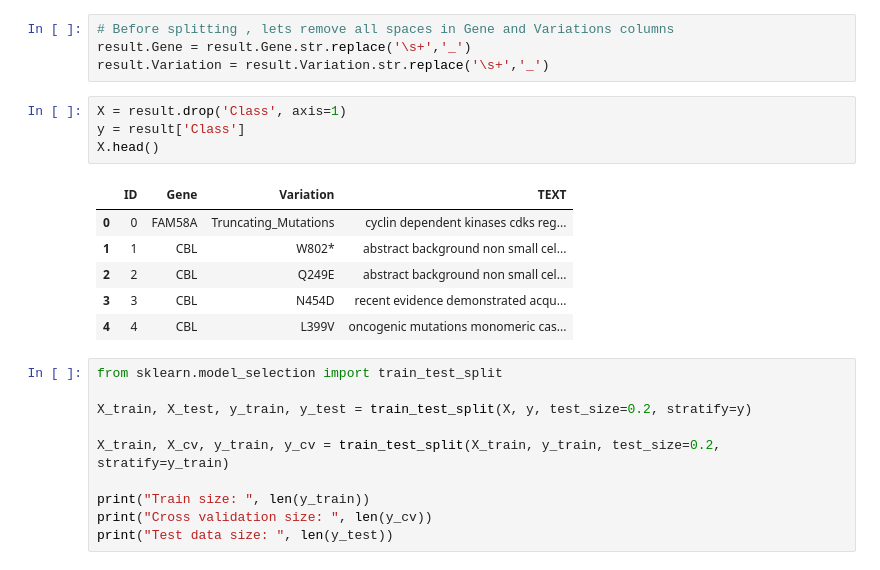
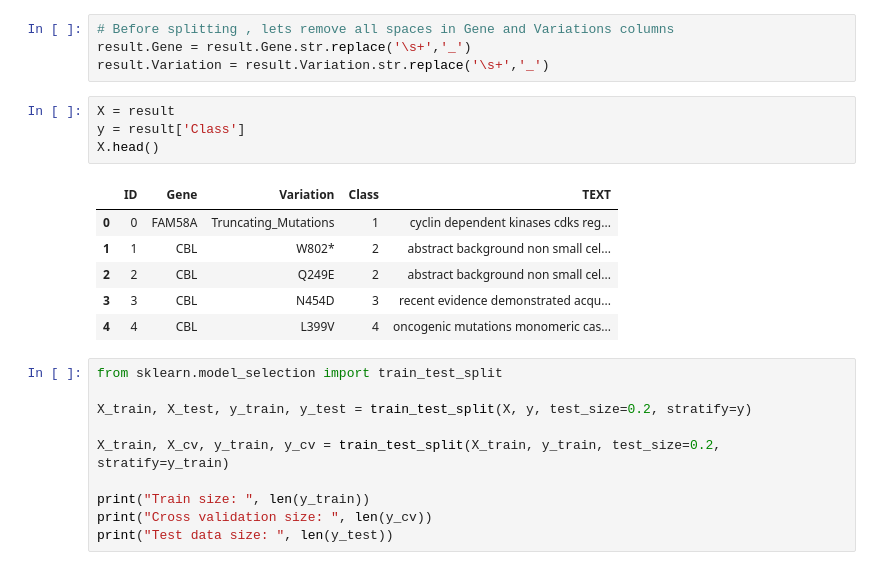
Before and after one commit to Akshaychikara/Personalized-Medicine-Redefining-Cancer-Treatment, a Jupyter notebook: MSK-CancerClassifierAutomation.ipynb, the cells around one changed output. Drawn from its saved outputs; the diff is of its cells as text.

```diff
--- a/MSK-CancerClassifierAutomation.ipynb
+++ b/MSK-CancerClassifierAutomation.ipynb
@@ -178,16 +178,16 @@ result[result.isnull().any(axis=1)]
 result.Gene = result.Gene.str.replace('\s+','_')
 result.Variation = result.Variation.str.replace('\s+','_')
 # %%
-X = result.drop('Class', axis=1)
+X = result
 y = result['Class']
 X.head()
 # %% [output]
-|  | ID | Gene | Variation | TEXT |
-| 0 | 0 | FAM58A | Truncating_Mutations | cyclin dependent kinases cdks reg... |
-| 1 | 1 | CBL | W802* | abstract background non small cel... |
-| 2 | 2 | CBL | Q249E | abstract background non small cel... |
-| 3 | 3 | CBL | N454D | recent evidence demonstrated acqu... |
-| 4 | 4 | CBL | L399V | oncogenic mutations monomeric cas... |
+|  | ID | Gene | Variation | Class | TEXT |
+| 0 | 0 | FAM58A | Truncating_Mutations | 1 | cyclin dependent kinases cdks reg... |
+| 1 | 1 | CBL | W802* | 2 | abstract background non small cel... |
+| 2 | 2 | CBL | Q249E | 2 | abstract background non small cel... |
+| 3 | 3 | CBL | N454D | 3 | recent evidence demonstrated acqu... |
+| 4 | 4 | CBL | L399V | 4 | oncogenic mutations monomeric cas... |
 # %%
 from sklearn.model_selection import train_test_split
 
```
Also changed, not shown: parts of 23 cells of this notebook.
